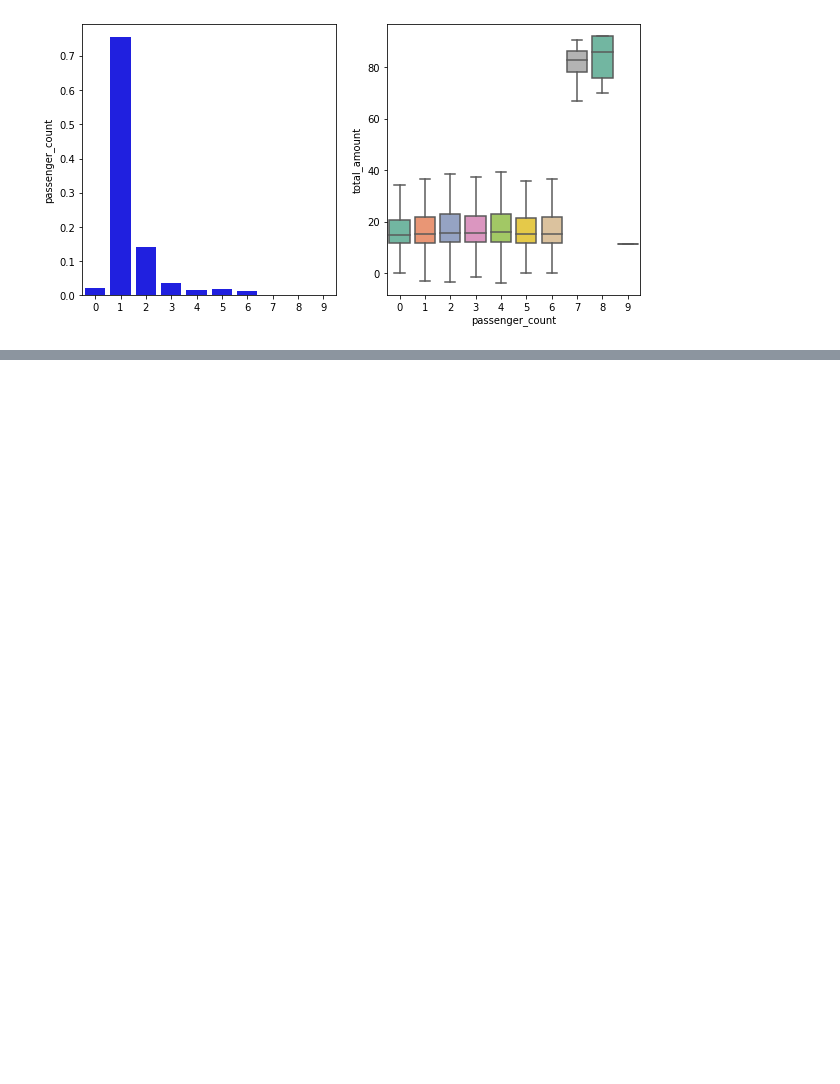
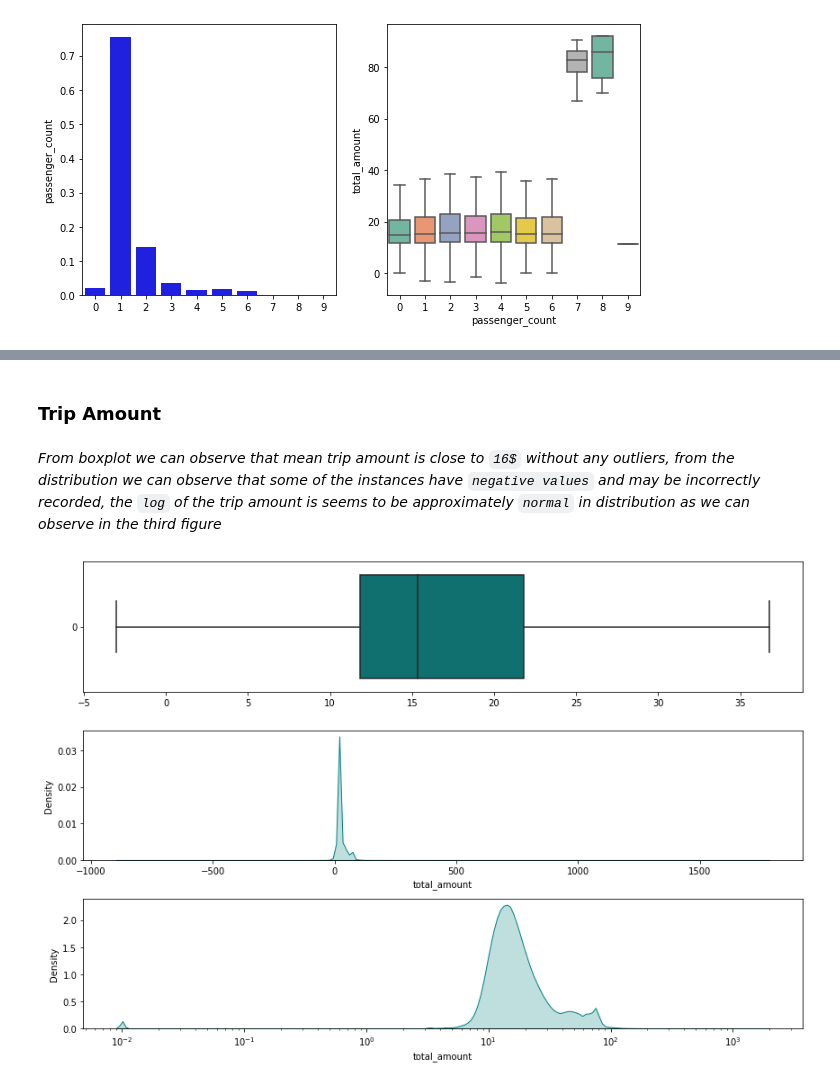
Before and after one commit to nabeel-io/Manufactured_House_Price_Prediction, a Jupyter notebook: EDA.ipynb, the cells around one changed output, grey strips where cells are left out. Drawn from its saved outputs; the diff is of its cells as text; code cells hidden in the pictures; blank space fills up the shorter version.

```diff
--- a/EDA.ipynb
+++ b/EDA.ipynb
@@ -141,0 +161,14 @@ array([0, 1, 2, 3, 4, 5, 6, 7, 8, 9], dtype=int16)
+# %% [markdown]
+### **Trip Amount**
+# %% [markdown]
+*From boxplot we can observe that mean trip amount is close to `16$` without any outliers, from the distribution we can observe that
+some of the instances have `negative values` and may be incorrectly recorded, the `log` of the trip amount is seems to be
+approximately `normal` in distribution as we can observe in the third figure*
+# %%
+fig, axes = plt.subplots(nrows=3,figsize=(12,8))
+sns.boxplot(data = nyc_taxi["total_amount"], orient="h", color="teal", showfliers=False, ax = axes[0])
+sns.kdeplot(nyc_taxi["total_amount"],color="teal", fill=True, ax=axes[1]);
+sns.kdeplot(nyc_taxi["total_amount"].clip(lower=0.01),log_scale=True, color="teal", fill=True, ax=axes[2])
+plt.tight_layout()
+# %% [output]
+[figure, added]
```
Also changed, not shown: parts of 16 cells of this notebook.
